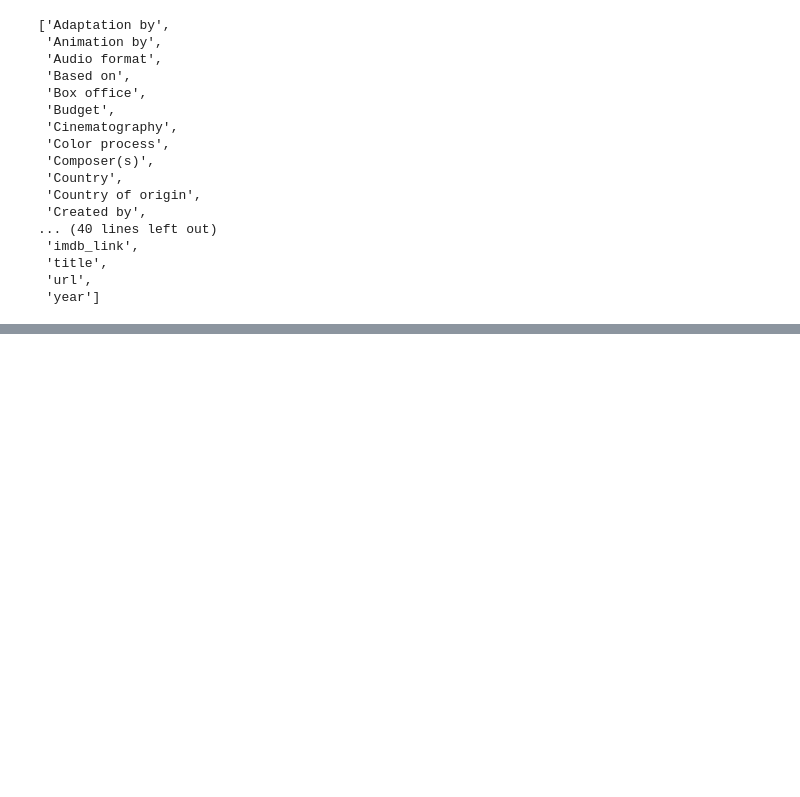
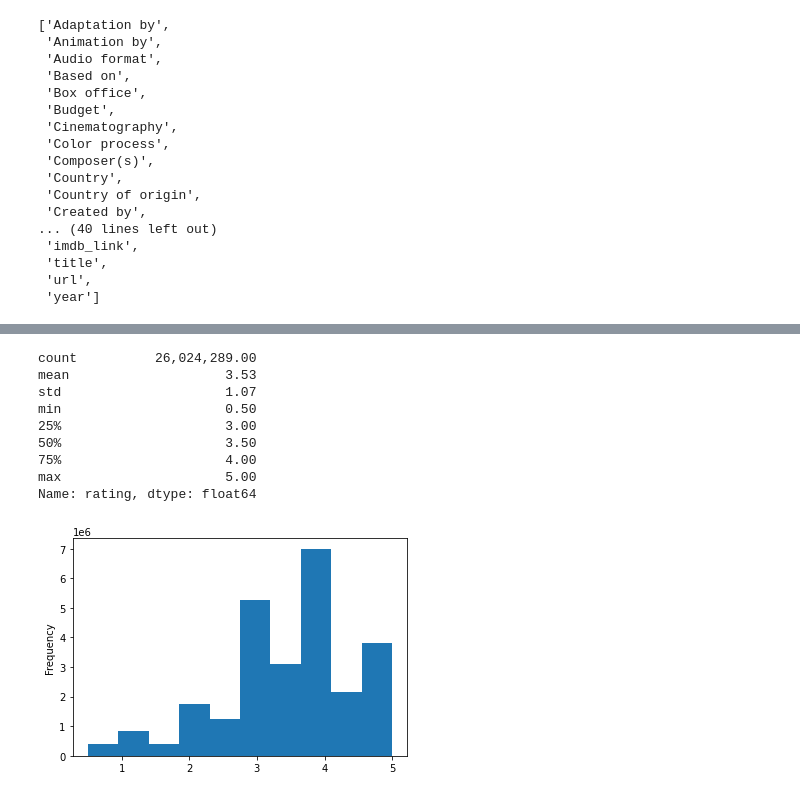
Before and after one commit to LLeyva-bot/Movies_ETL, a Jupyter notebook: Resources/Extract_Data.ipynb, the cells around one changed output, grey strips where cells are left out. Saved outputs shown, nothing was run; the diff lists cells and outputs as text; code cells hidden in the pictures; blank space fills up the shorter version.

```diff
--- a/Resources/Extract_Data.ipynb
+++ b/Resources/Extract_Data.ipynb
@@ -301,0 +918,19 @@ sorted(wiki_movies_df.columns.tolist())
+# %%
+#Assign the output to the timestamp column
+ratings['timestamp'] = pd.to_datetime(ratings['timestamp'], unit='s')
+# %%
+#Review for errors, create a histogram of the rating distributions, and then use the describe() method to print out some stats on central tendency and spread.
+pd.options.display.float_format = '{:20,.2f}'.format
+ratings['rating'].plot(kind='hist')
+ratings['rating'].describe()
+# %% [output]
+count          26,024,289.00
+mean                    3.53
+std                     1.07
+min                     0.50
+25%                     3.00
+50%                     3.50
+75%                     4.00
+max                     5.00
+Name: rating, dtype: float64
+[figure, added]
```
Also changed, not shown: parts of 59 cells of this notebook.
